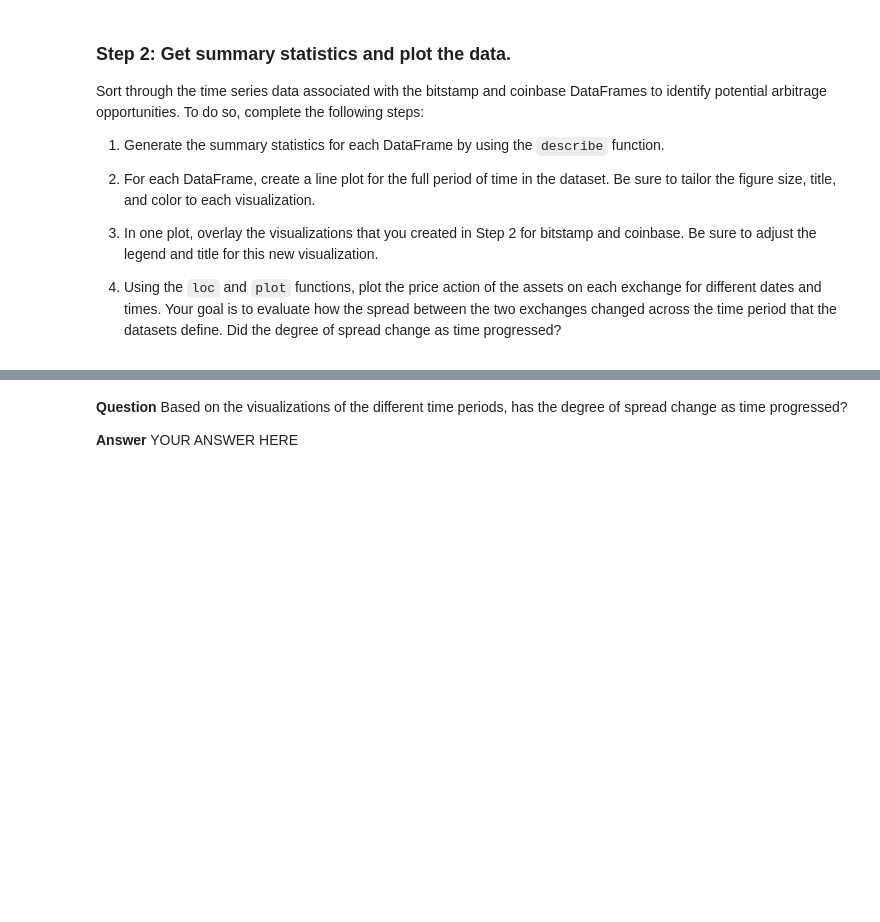
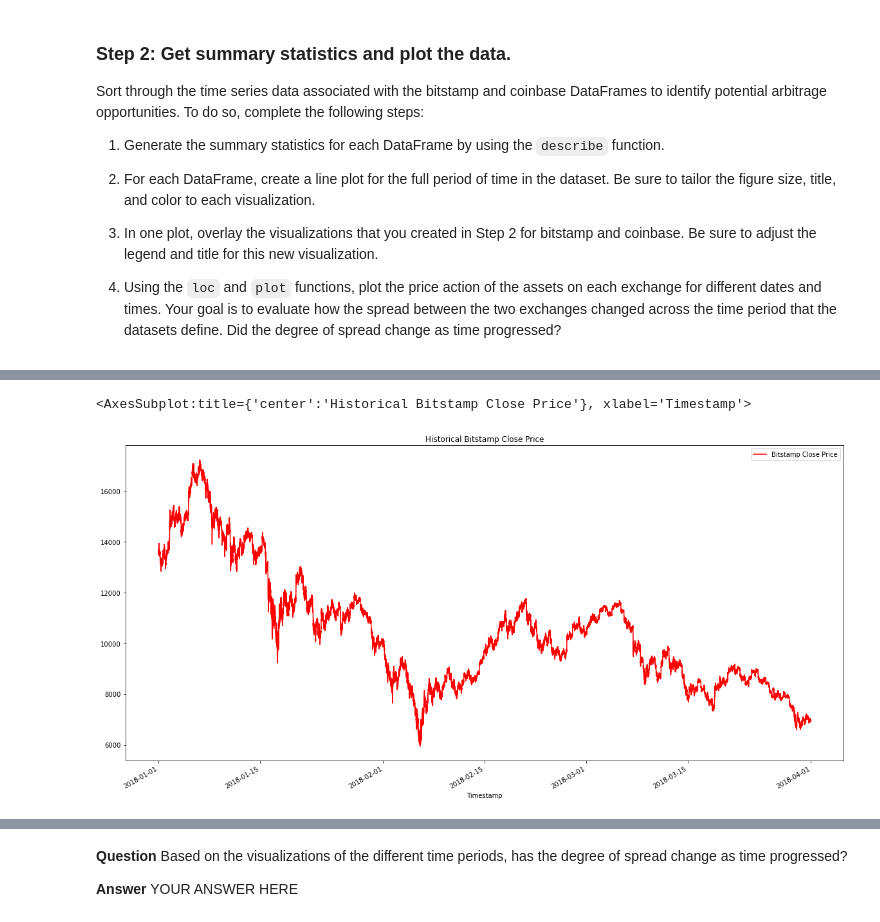
Before and after one commit to aaron-elliott/Challenge_3, a Jupyter notebook: crypto_arbitrage.ipynb, the cells around one changed output, grey strips where cells are left out. Cells and saved outputs as stored; diff of their text form; code cells hidden in the pictures; blank space fills up the shorter version.

Commit message:
crypto arbitrage with first plots colorized
colorized coinbase & bitstamp plots colorized before addition of monthly slices

```diff
--- a/crypto_arbitrage.ipynb
+++ b/crypto_arbitrage.ipynb
@@ -236,7 +256,11 @@ coinbase_df.describe()
 # %%
 # Create a line plot for the bitstamp DataFrame for the full length of time in the dataset
 # Be sure that the figure size, title, and color are tailored to each visualization
-# YOUR CODE HERE
+
+bitstamp_df["Close"].plot(figsize = (20,10), legend = True, title = "Historical Bitstamp Close Price", label = "Bitstamp Close Price", color = "red")
+# %% [output]
+<AxesSubplot:title={'center':'Historical Bitstamp Close Price'}, xlabel='Timestamp'>
+[figure, added]
 # %%
 # Create a line plot for the coinbase DataFrame for the full length of time in the dataset
 # Be sure that the figure size, title, and color are tailored to each visualization
```
Also changed, not shown: parts of 5 cells of this notebook.
